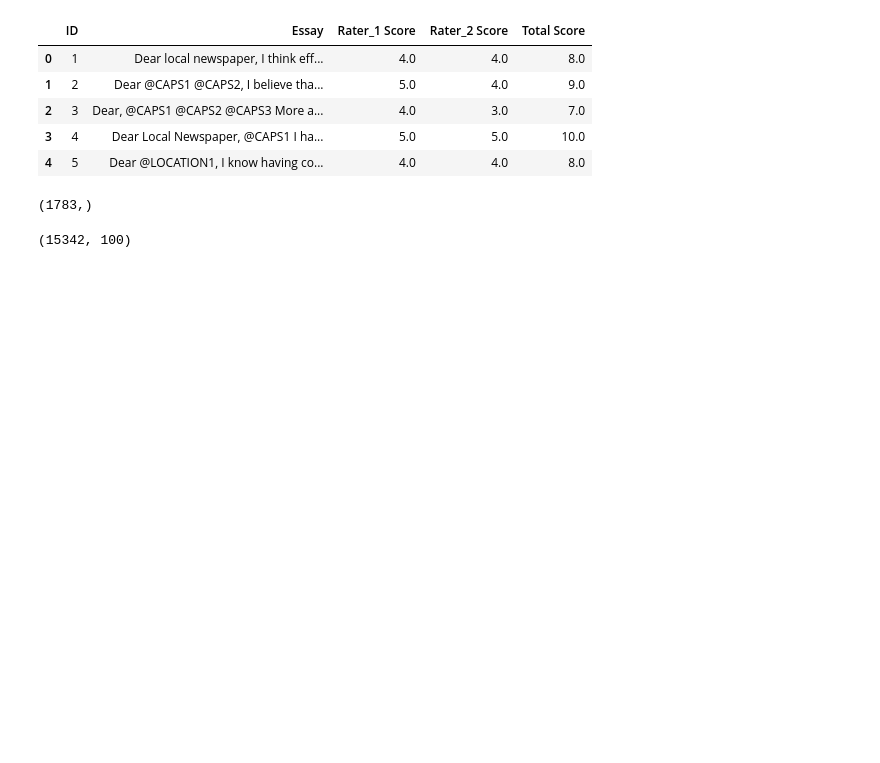
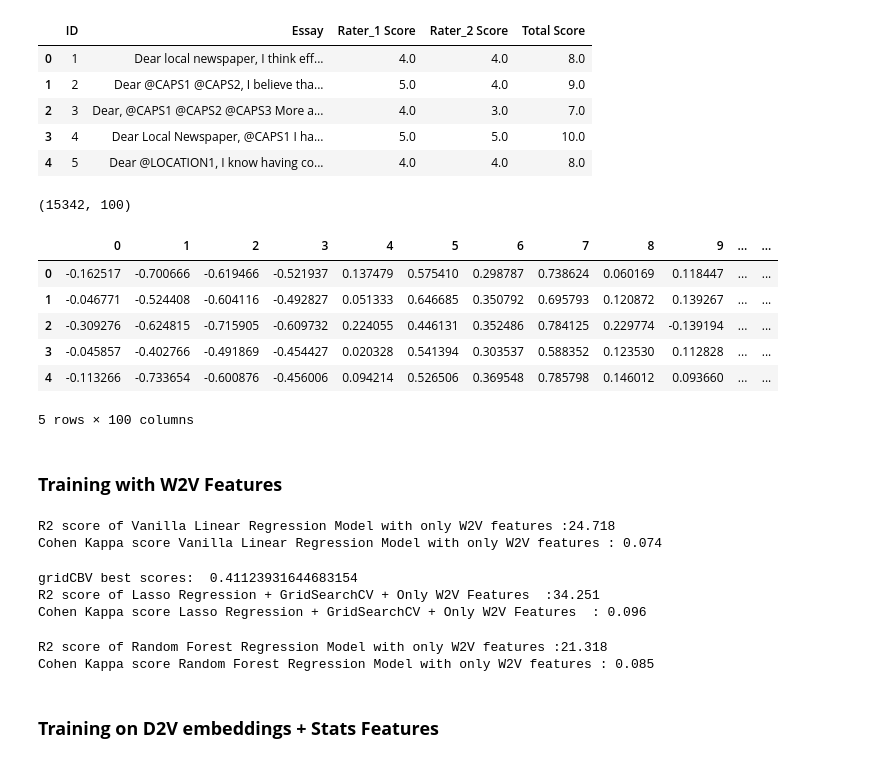
Before and after one commit to mustafabawany/IntelliTech, a Jupyter notebook: Model_Training.ipynb, the cells around one changed output. Cells and saved outputs as stored; diff of their text form; code cells hidden in the pictures; blank space fills up the shorter version.

Commit message:
Word2Vec and other regression models are added

```diff
--- a/Model_Training.ipynb
+++ b/Model_Training.ipynb
@@ -440,10 +658,5 @@ Drive already mounted at /content/drive; to attempt to forcibly remount, call dr
 | 2 | 3 | Dear, @CAPS1 @CAPS2 @CAPS3 More a... | 4.0 | 3.0 | 7.0 |
 | 3 | 4 | Dear Local Newspaper, @CAPS1 I ha... | 5.0 | 5.0 | 10.0 |
 | 4 | 5 | Dear @LOCATION1, I know having co... | 4.0 | 4.0 | 8.0 |
-# %%
-essays = df['Essay']
-essays.shape
-# %% [output]
-(1783,)
 # %%
 # create a list of essay strings
@@ -470,7 +684,76 @@ def word2vec_model(docs_list):
   df = pd.DataFrame([model.wv.word_vec(w) for w in vocab], index=vocab)
   print(df.shape)
   df.to_csv("word2vec_features.csv", index = True)
+  return model
 
-word2vec_model(words_list)
+
+model =word2vec_model(words_list)
 # %% [output]
 (15342, 100)
+# %%
+def document_vector(word2vec_model, doc):
+    # remove out-of-vocabulary words
+    doc = [word for word in doc if word in model.wv.vocab]
+    return np.mean(model[doc], axis=0)
+
+# Our earlier preprocessing was done when we were dealing only with word vectors
+# Here, we need each document to remain a document
+def preprocess(text):
+    text = text.lower()
+    doc = word_tokenize(text)
+    doc = [word for word in doc if word not in stop_words]
+    doc = [word for word in doc if word.isalpha()]
+    return doc
+# %%
+corpus = [preprocess(essay) for essay in essay_list]
+# %%
+x = []
+for doc in corpus: # append the vector for each document
+    x.append(document_vector(model, doc))
+
+X = np.array(x)
+# %%
+df_d2v = pd.DataFrame(X)
+df_d2v.head()
+# %% [output]
+|  | 0 | 1 | 2 | 3 | 4 | 5 | 6 | 7 | 8 | 9 | ... | ... |
+| 0 | -0.162517 | -0.700666 | -0.619466 | -0.521937 | 0.137479 | 0.575410 | 0.298787 | 0.738624 | 0.060169 | 0.118447 | ... | ... |
+| 1 | -0.046771 | -0.524408 | -0.604116 | -0.492827 | 0.051333 | 0.646685 | 0.350792 | 0.695793 | 0.120872 | 0.139267 | ... | ... |
+| 2 | -0.309276 | -0.624815 | -0.715905 | -0.609732 | 0.224055 | 0.446131 | 0.352486 | 0.784125 | 0.229774 | -0.139194 | ... | ... |
+| 3 | -0.045857 | -0.402766 | -0.491869 | -0.454427 | 0.020328 | 0.541394 | 0.303537 | 0.588352 | 0.123530 | 0.112828 | ... | ... |
+| 4 | -0.113266 | -0.733654 | -0.600876 | -0.456006 | 0.094214 | 0.526506 | 0.369548 | 0.785798 | 0.146012 | 0.093660 | ... | ... |
+5 rows × 100 columns
+# %% [markdown]
+### **Training with W2V Features**
+# %%
+#basic model (W2V Features)
+y_col = "Total Score"
+X = df_d2v
+y = df['Total Score']
+data_logger = Logger_Regression("Linear Regression", list(X.columns), len(list(X.columns)))
+data_logger.set_comment("Vanilla Linear Regression Model with only W2V features")
+data_logger.linearRegression_basic(X,y)
+
+#Lasso regression via GridSearch
+data_logger = Logger_Regression("Lasso Regression", list(X.columns), len(list(X.columns)))
+data_logger.set_comment("Lasso Regression + GridSearchCV + Only W2V Features ")
+data_logger.gridSearchCV(X,y,"Lasso")
+# %% [output]
+R2 score of Vanilla Linear Regression Model with only W2V features :24.718
+Cohen Kappa score Vanilla Linear Regression Model with only W2V features : 0.074
+gridCBV best scores:  0.41123931644683154
+R2 score of Lasso Regression + GridSearchCV + Only W2V Features  :34.251
+Cohen Kappa score Lasso Regression + GridSearchCV + Only W2V Features  : 0.096
+# %%
+# Random Forest Regressor
+y_col = "Total Score"
+X = df_d2v
+y = df['Total Score']
+data_logger = Logger_Regression("Random Forest Regression", list(X.columns), len(list(X.columns)))
+data_logger.set_comment("Random Forest Regression Model with only W2V features")
+data_logger.randomforest_regressor(X,y)
+# %% [output]
+R2 score of Random Forest Regression Model with only W2V features :21.318
+Cohen Kappa score Random Forest Regression Model with only W2V features : 0.085
+# %% [markdown]
+### **Training on D2V embeddings + Stats Features**
```
Also changed, not shown: parts of 39 cells of this notebook, 1 other file.
